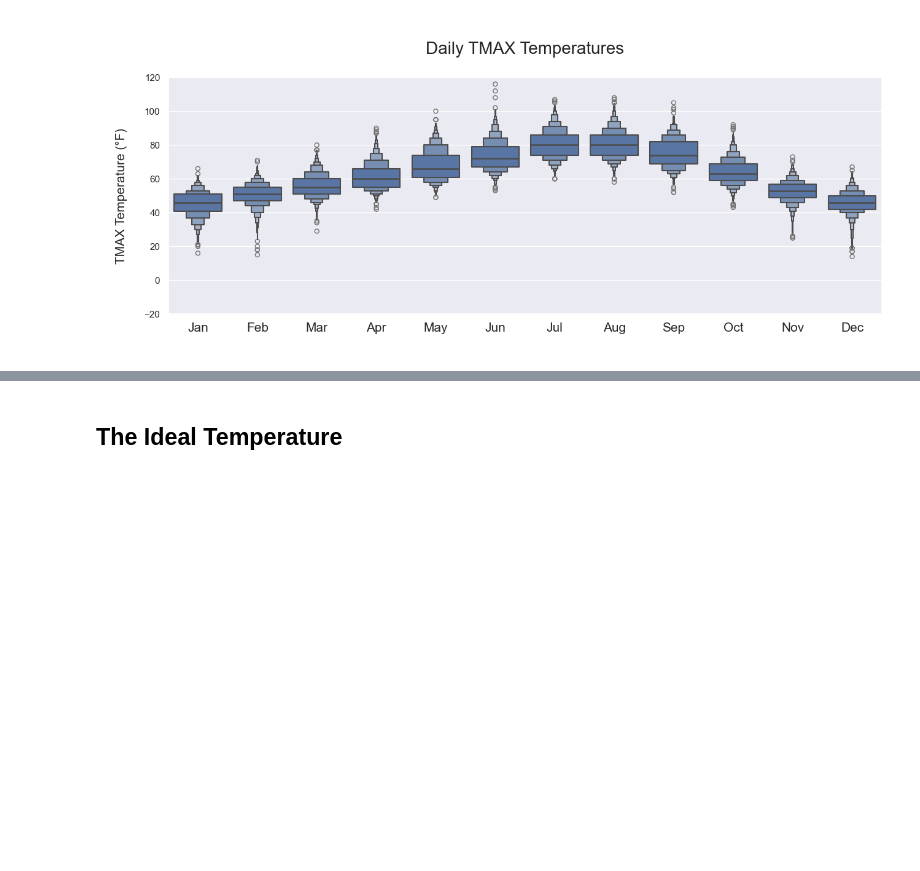
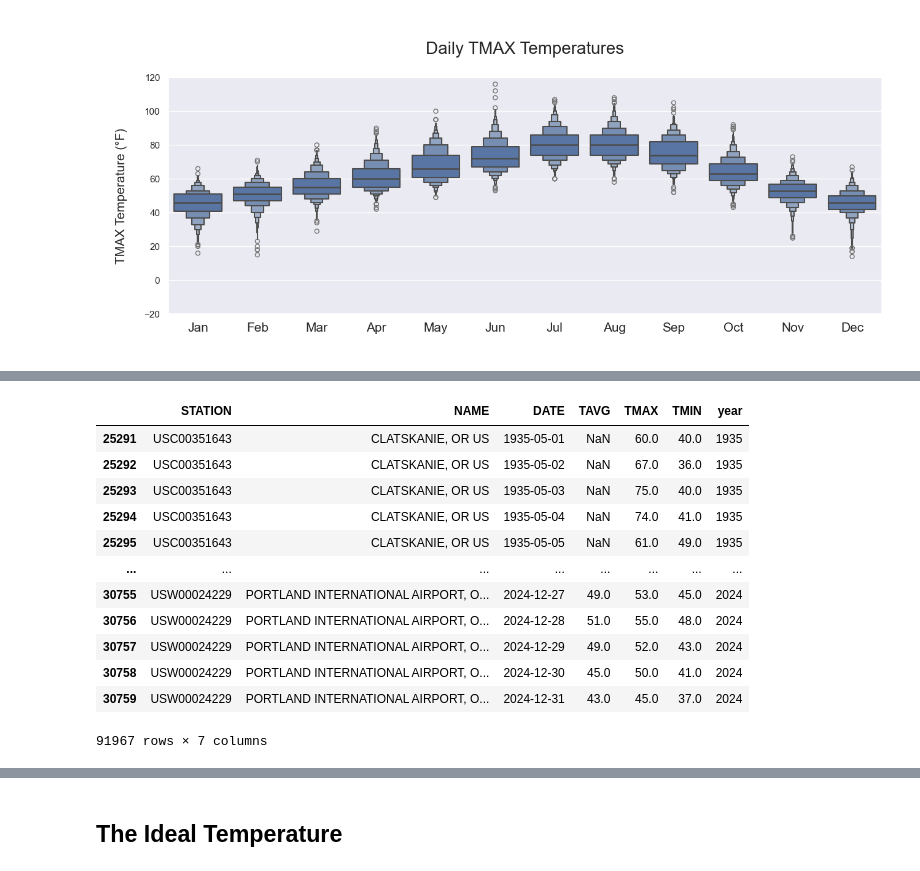
Before and after one commit to wpbSabi/weather_python, a Jupyter notebook: notebooks/compare_temperature.ipynb, the cells around one changed output, grey strips where cells are left out. Drawn from its saved outputs; the diff is of its cells as text; code cells hidden in the pictures; blank space fills up the shorter version.

```diff
--- a/notebooks/compare_temperature.ipynb
+++ b/notebooks/compare_temperature.ipynb
@@ -108,23 +130,9 @@ functions.plot_monthly_temp_plots(df2, metric='TMAX', ylim_low=-20, ylim_high=12
 # %%
-# Get Daily Minimum Temperature data
-df = pd.read_csv('../data/temperature_97016.csv')
-df = df.assign(year = pd.to_datetime(df['DATE']).dt.year)
-df = df.assign(month = pd.to_datetime(df['DATE']).dt.month)
-df1 = df[df['STATION']=='USC00351643']
-df2 = pd.read_csv('../data/temperature_chicago_ord.csv')
-# df2 = pd.read_csv('../data/temperature_97218.csv')
-df2 = df2.assign(year = pd.to_datetime(df2['DATE']).dt.year)
-df2 = df2.assign(month = pd.to_datetime(df2['DATE']).dt.month)
-
-# Verify that there is only one station per df
-assert len(df1.STATION.unique()) == 1
-assert len(df2.STATION.unique()) == 1
-
-# Merge the stations into one df
-df1_suffix = '_CLATSKANIE'
-df2_suffix = '_ORD' # '_PDX'
-df = df1.merge(df2,
-          on=['DATE', 'year'],
-          how='inner',
-          suffixes=(df1_suffix, df2_suffix)
-          ).drop(['STATION' + df1_suffix, 'STATION' + df2_suffix], axis=1)
+# # Merge the stations into one df
+# df1_suffix = '_CLATSKANIE'
+# df2_suffix = '_ORD' # '_PDX'
+# df = df1.merge(df2,
+#           on=['DATE', 'year'],
+#           how='inner',
+#           suffixes=(df1_suffix, df2_suffix)
+#           ).drop(['STATION' + df1_suffix, 'STATION' + df2_suffix], axis=1)
@@ -175,3 +176,20 @@ print(len(df2.year.unique()))
+# %%
+df = pd.concat([df1, df2, df3])
+df
+# %% [output]
+|  | STATION | NAME | DATE | TAVG | TMAX | TMIN | year |
+| 25291 | USC00351643 | CLATSKANIE, OR US | 1935-05-01 | NaN | 60.0 | 40.0 | 1935 |
+| 25292 | USC00351643 | CLATSKANIE, OR US | 1935-05-02 | NaN | 67.0 | 36.0 | 1935 |
+| 25293 | USC00351643 | CLATSKANIE, OR US | 1935-05-03 | NaN | 75.0 | 40.0 | 1935 |
+| 25294 | USC00351643 | CLATSKANIE, OR US | 1935-05-04 | NaN | 74.0 | 41.0 | 1935 |
+| 25295 | USC00351643 | CLATSKANIE, OR US | 1935-05-05 | NaN | 61.0 | 49.0 | 1935 |
+| ... | ... | ... | ... | ... | ... | ... | ... |
+| 30755 | USW00024229 | PORTLAND INTERNATIONAL AIRPORT, O... | 2024-12-27 | 49.0 | 53.0 | 45.0 | 2024 |
+| 30756 | USW00024229 | PORTLAND INTERNATIONAL AIRPORT, O... | 2024-12-28 | 51.0 | 55.0 | 48.0 | 2024 |
+| 30757 | USW00024229 | PORTLAND INTERNATIONAL AIRPORT, O... | 2024-12-29 | 49.0 | 52.0 | 43.0 | 2024 |
+| 30758 | USW00024229 | PORTLAND INTERNATIONAL AIRPORT, O... | 2024-12-30 | 45.0 | 50.0 | 41.0 | 2024 |
+| 30759 | USW00024229 | PORTLAND INTERNATIONAL AIRPORT, O... | 2024-12-31 | 43.0 | 45.0 | 37.0 | 2024 |
+91967 rows × 7 columns
 # %%
 # Get weather station location data
 df_stations = pd.read_csv('../data/geo_data.csv')
```
Also changed, not shown: parts of 18 cells of this notebook.
